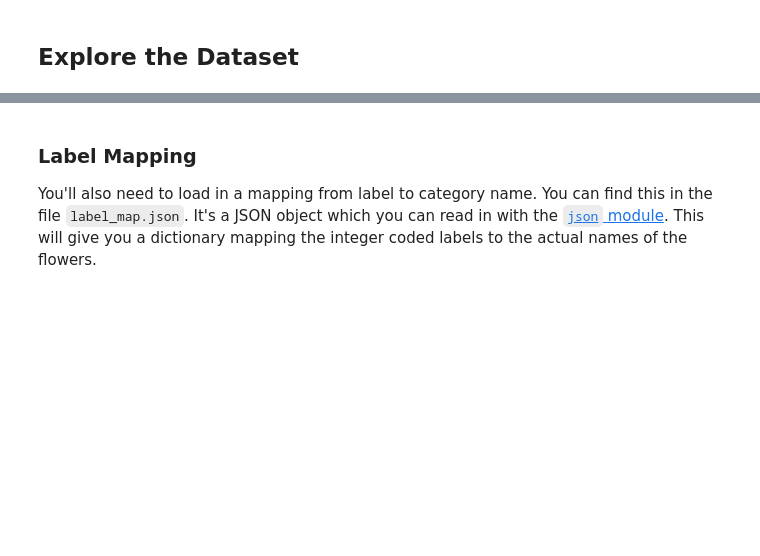
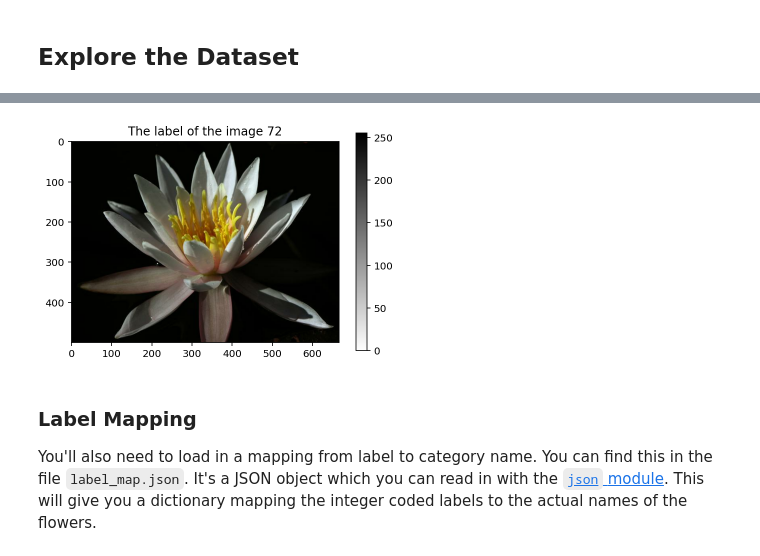
Before and after one commit to OhoudSuliman/Create-Your-Own-Image-Classifier---TensorFlow, a Jupyter notebook: Project_Image_Classifier_Project.ipynb, the cells around one changed output, grey strips where cells are left out. Cells and saved outputs as stored; diff of their text form; code cells hidden in the pictures; blank space fills up the shorter version.

```diff
--- a/Project_Image_Classifier_Project.ipynb
+++ b/Project_Image_Classifier_Project.ipynb
@@ -39,2 +114,8 @@ The validation and testing sets are used to measure the model's performance on d
 # %%
 # TODO: Print the shape and corresponding label of 3 images in the training set.
+for image, label in train_set.take(3):
+    print('The images in the training set have:')
+    print('shape:', image.shape)
+
+    print('\nThe labels of the images have:')
+    print(' label:',label.numpy())
@@ -41,6 +138,18 @@ The validation and testing sets are used to measure the model's performance on d
 # %%
-# TODO: Plot 1 image from the training set. Set the title
-# of the plot to the corresponding image label.
+# TODO: Plot 1 image from the training set.
+for image, label in train_set.take(1):
+    image = image.numpy()
+    label = label.numpy()
+# Plot the image
+plt.figure()
+plt.imshow(image, cmap=plt.cm.binary)
+plt.title('The label of the image {}'.format(label))
+plt.colorbar()
+plt.grid(False)
+plt.show()
+# Set the title of the plot to the corresponding image label.
+# %% [output]
+[figure, added]
 # %% [markdown]
 ### Label Mapping
 
```
Also changed, not shown: parts of 9 cells of this notebook.
